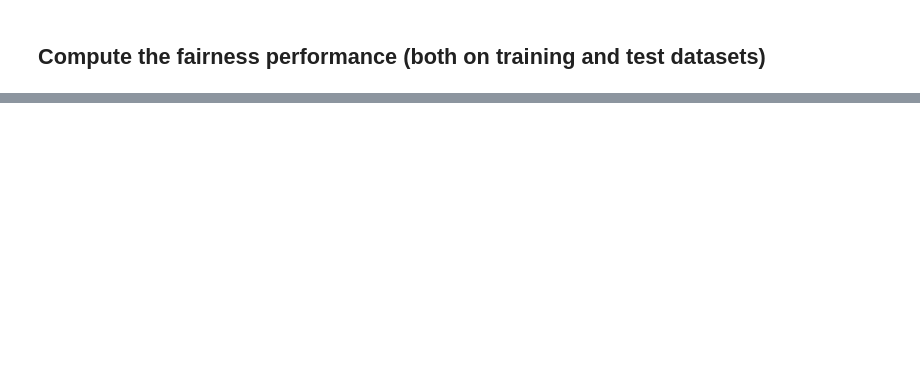
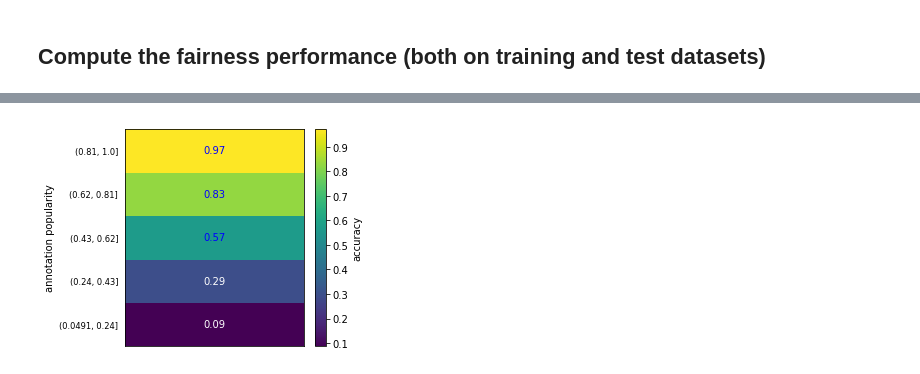
Before and after one commit to agathe-balayn/AIF360, a Jupyter notebook: examples/tutorial_inclusiveness.ipynb, the cells around one changed output, grey strips where cells are left out. Saved outputs shown, nothing was run; the diff lists cells and outputs as text; code cells hidden in the pictures; blank space fills up the shorter version.

Commit message:
implemented the plotting

```diff
--- a/examples/tutorial_inclusiveness.ipynb
+++ b/examples/tutorial_inclusiveness.ipynb
@@ -247,0 +259,29 @@ metrics_inclusiveness.compute_metric(prediction_col)
+# %%
+%matplotlib inline
+import matplotlib.pyplot as plt
+
+def annotation_plot_color(value):
+    if value > 0.5:
+        return 'b'
+    else:
+        return 'w'
+
+def plot_fairness(data, metric, bin_name=''):
+    yticks = list(data.index.values)
+    data = data.as_matrix(columns=[metric])
+    fig, ax = plt.subplots()
+    heatmap = ax.pcolor(data)
+    cbar = fig.colorbar(heatmap, ax=ax)
+    cbar.set_label(metric, rotation=90)
+    ax.set_yticks(np.arange(data.shape[0]) + 0.5, minor=False)
+    ax.set_yticklabels(yticks,rotation=0)
+    ax.set_ylabel(bin_name)
+    ax.tick_params(left='off', bottom='off',labelbottom='off', color='grey',labelsize='small')
+    for i in range(data.shape[0]):
+        text = ax.text(0.5, i+0.5, np.round(data[i][0], 2),
+                       ha="center", va="center", color=annotation_plot_color(data[i][0]))
+    fig.set_figwidth(4)
+# %%
+plot_fairness(data_metric, 'accuracy', 'annotation popularity')
+# %% [output]
+[figure, added]
```
Also changed, not shown: parts of 19 cells of this notebook, 3 other files.
